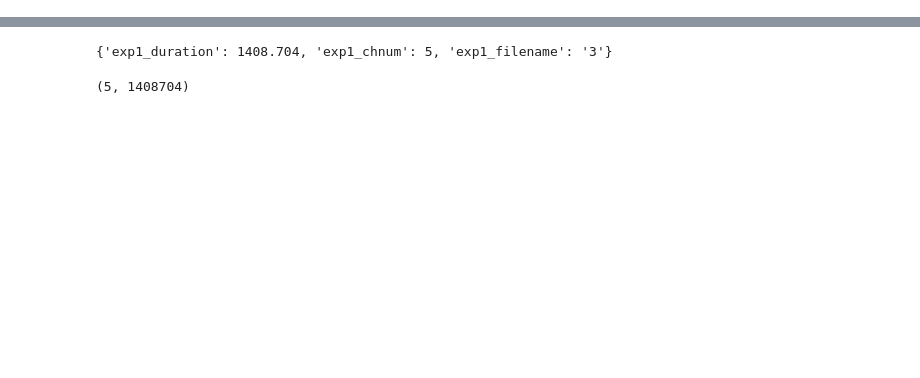
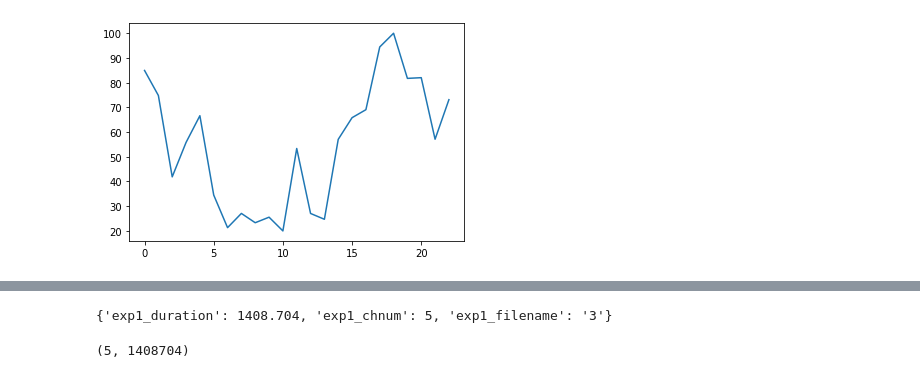
Before and after one commit to holdmeplease/BIS_EEG, a Jupyter notebook: data_process_changgung.ipynb, the cells around one changed output, grey strips where cells are left out. Saved outputs shown, nothing was run; the diff lists cells and outputs as text; code cells hidden in the pictures; blank space fills up the shorter version.

```diff
--- a/data_process_changgung.ipynb
+++ b/data_process_changgung.ipynb
@@ -295,0 +567,9 @@ print('SE = ', ant.sample_entropy(x))
+# %%
+
+
+lzc_draw = draw_scale(x=lzc, draw_max=100, draw_min=20)
+
+plt.plot(lzc_draw)
+plt.show()
+# %% [output]
+[figure, added]
```
Also changed, not shown: parts of 44 cells of this notebook.
